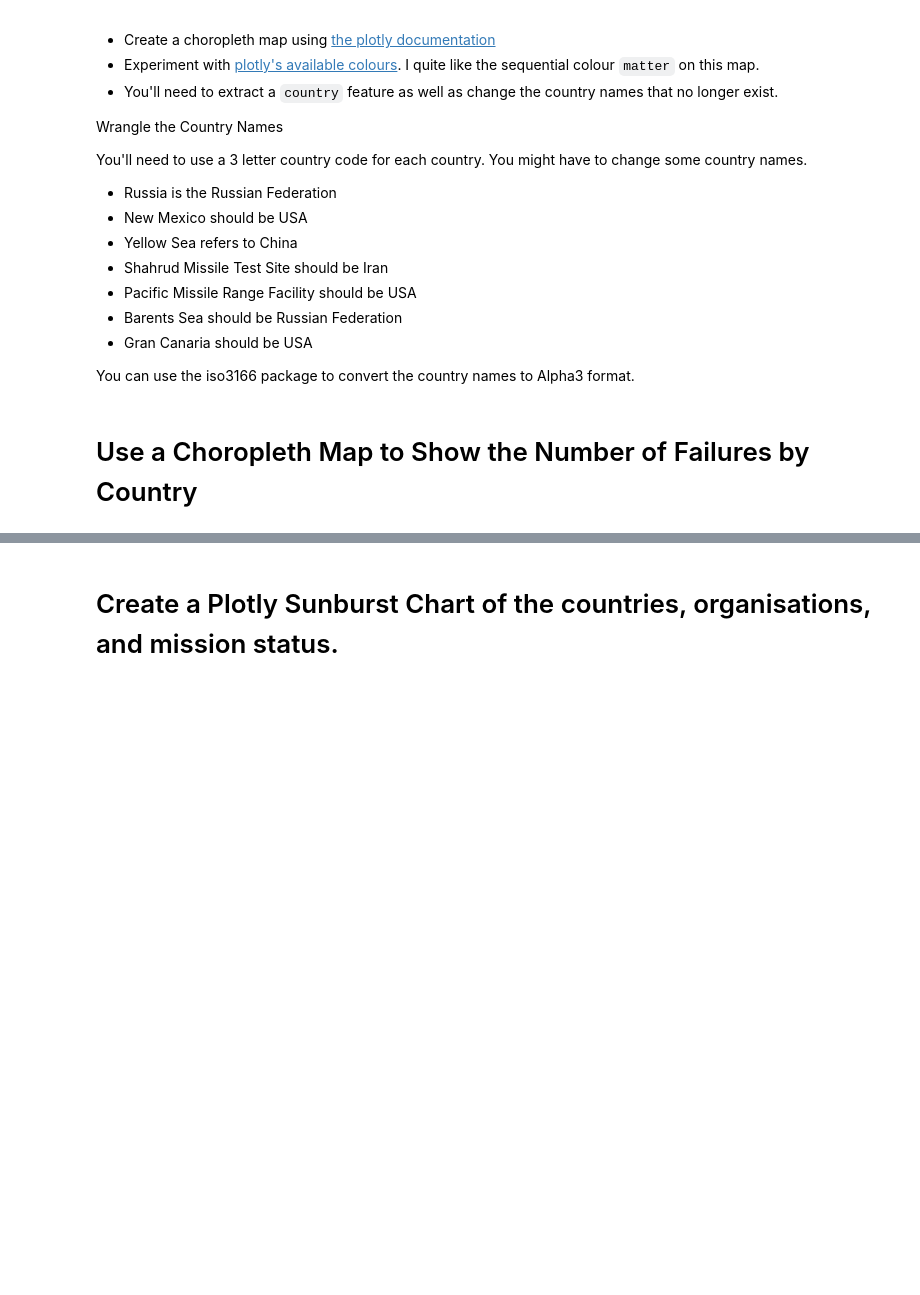
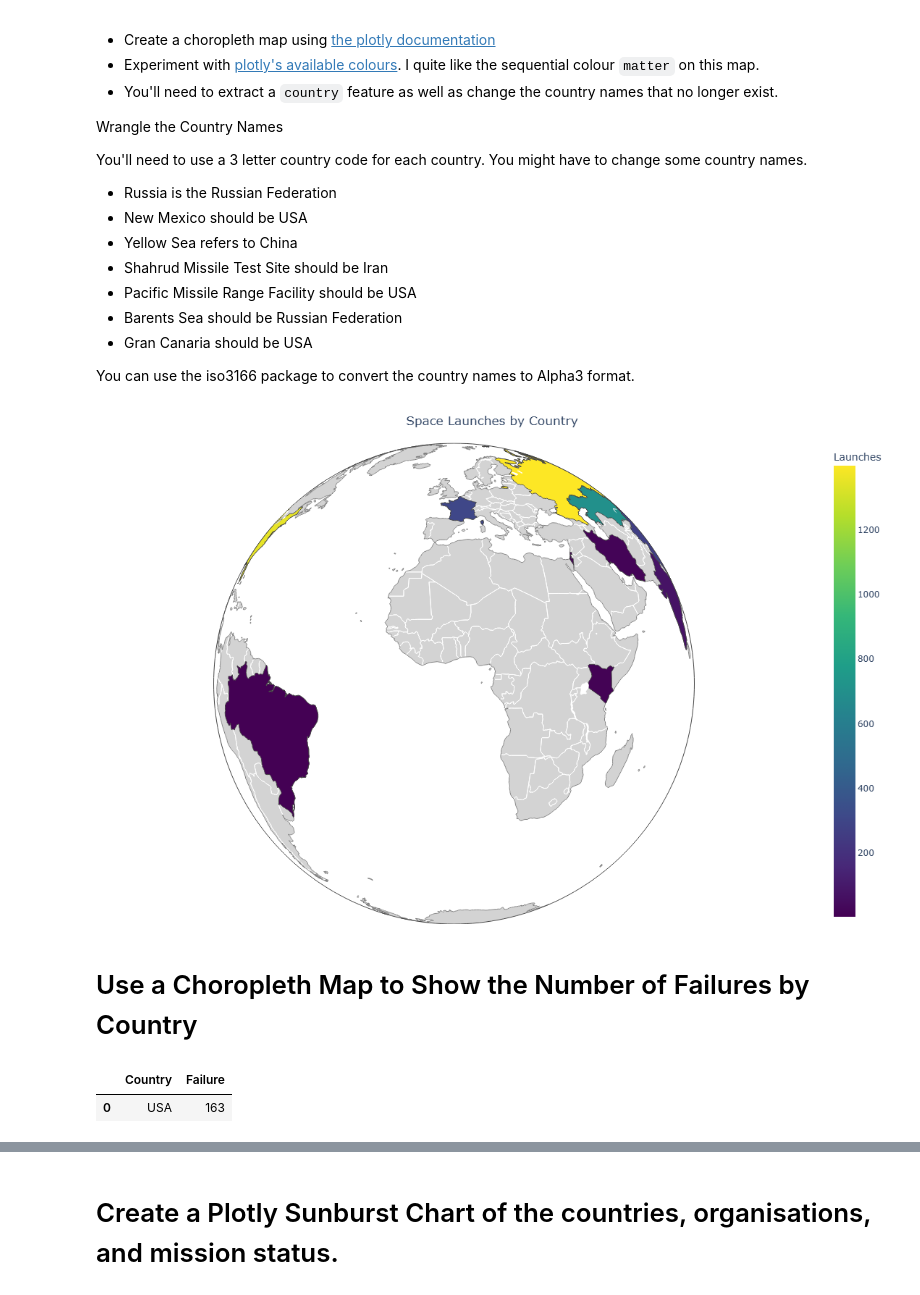
Before and after one commit to WATSONSK14/space-race-data-analysis, a Jupyter notebook: notebooks/Space_Missions_Analysis_(start).ipynb, the cells around one changed output, grey strips where cells are left out. Cells and saved outputs as stored; diff of their text form; code cells hidden in the pictures; blank space fills up the shorter version.

Commit message:
feat: complete all space race analyses including choropleth maps, sunburst chart, cost trends, cold war comparison and failure rate analysis

```diff
--- a/notebooks/Space_Missions_Analysis_(start).ipynb
+++ b/notebooks/Space_Missions_Analysis_(start).ipynb
@@ -252,0 +256,4 @@ You can use the iso3166 package to convert the country names to Alpha3 format.
+# %%
+df.insert(2,"Country","TR")
+# %%
+df["Country"] = df["Location"].str.split(",").str[-1].str.strip()
@@ -253,2 +264,40 @@ You can use the iso3166 package to convert the country names to Alpha3 format.
+# %%
+for old,new in replacements.items():
+    df.loc[df["Country"].str.contains(old, na=False), "Country"] = new
+# %%
+counts = (df["Country"].value_counts().reset_index())
+counts.columns = ["Country", "Launches"]
+# %%
+import plotly.express as px
+
+fig = px.choropleth(
+    counts,
+    locations="Country",
+    locationmode="ISO-3",
+    color="Launches",
+    color_continuous_scale="Viridis",
+    projection="orthographic",
+    title="Space Launches by Country"
+)
+
+fig.update_layout(
+    width=1200,
+    height=700,
+    margin=dict(l=0, r=0, t=50, b=0),
+    title_x=0.5
+)
+
+fig.update_geos(
+    showcountries=True,
+    countrycolor="white",
+    showcoastlines=True,
+    coastlinecolor="gray",
+    showland=True,
+    landcolor="lightgray"
+)
+
+fig.show()
+# %% [output]
+[figure, added]
 # %% [markdown]
 # Use a Choropleth Map to Show the Number of Failures by Country
@@ -254,0 +306,5 @@ You can use the iso3166 package to convert the country names to Alpha3 format.
+# %%
+failures.head(1)
+# %% [output]
+|  | Country | Failure |
+| 0 | USA | 163 |
```
Also changed, not shown: parts of 62 cells of this notebook.
